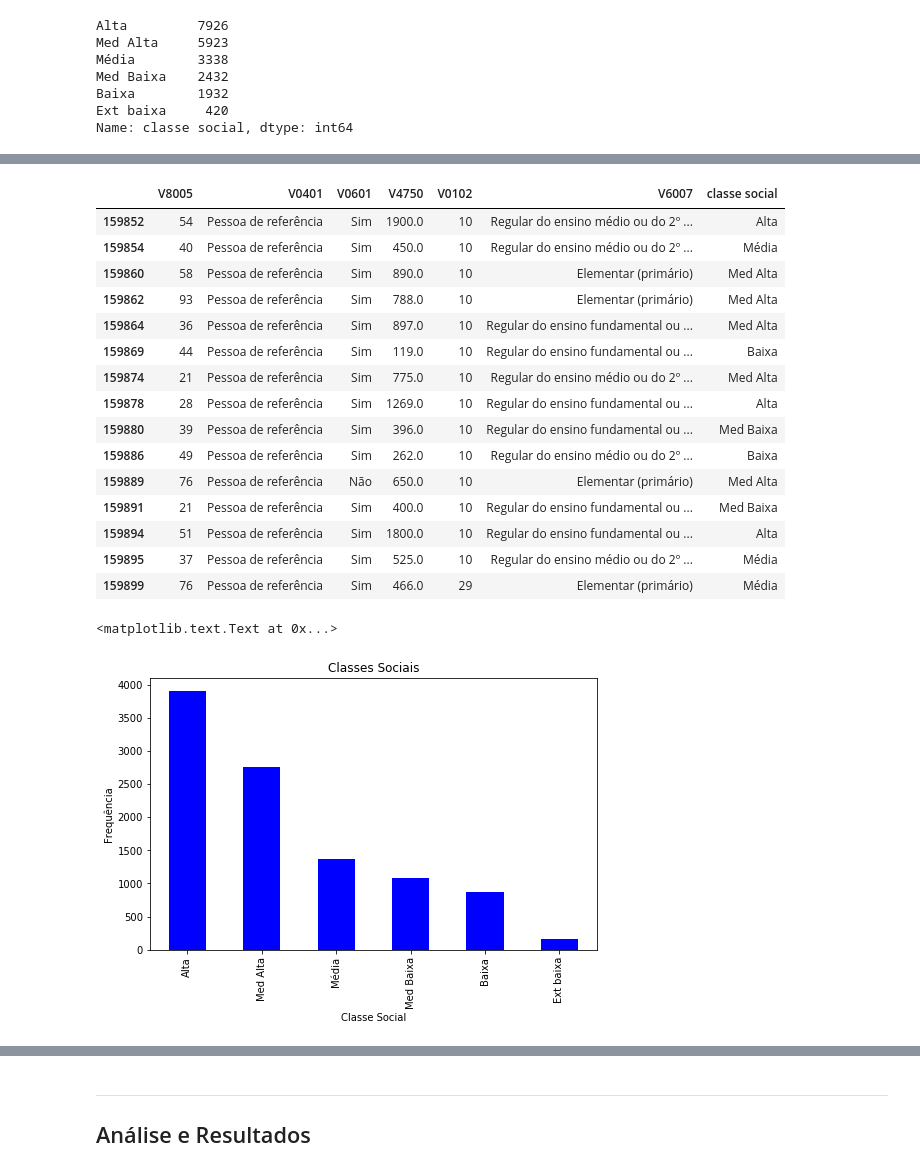
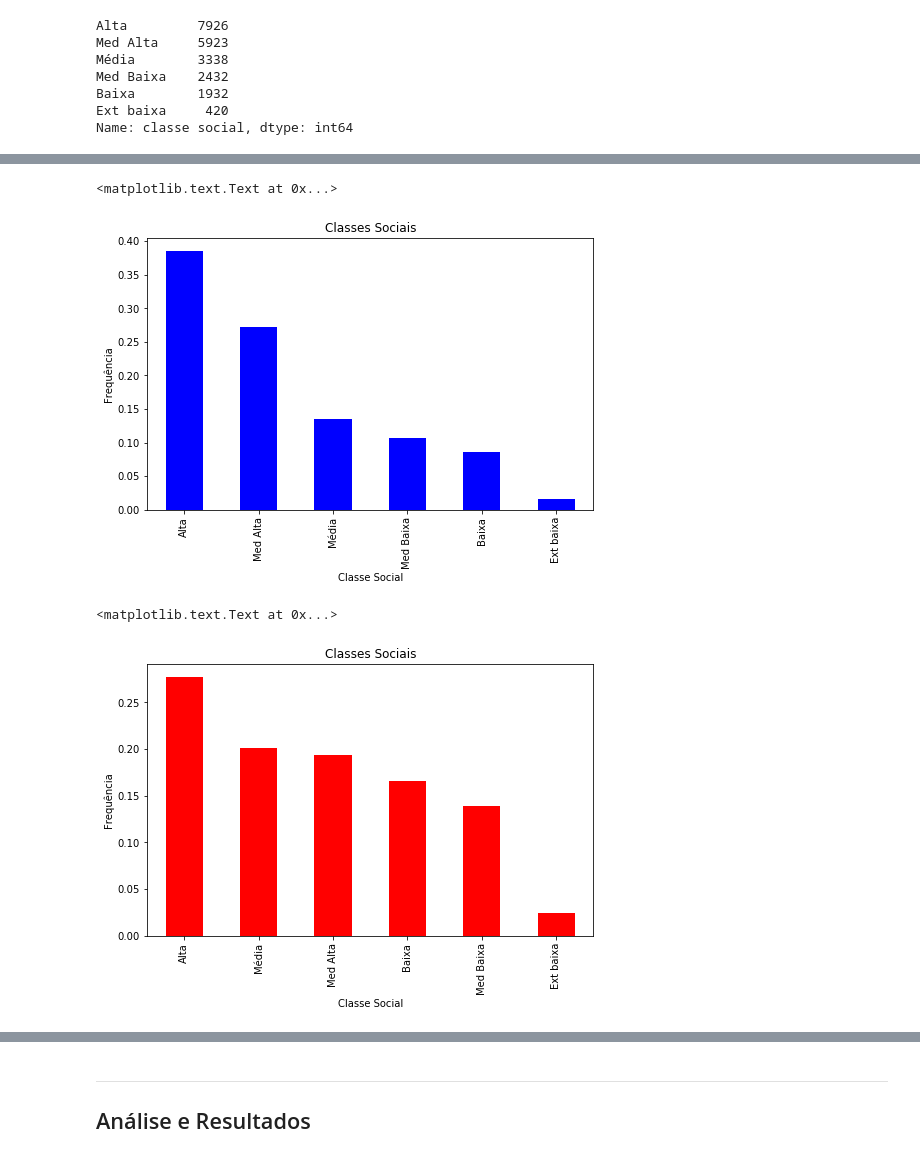
Before and after one commit to andreneustein/cd2018, a Jupyter notebook: Projeto1 Layout.ipynb, the cells around one changed output, grey strips where cells are left out. Cells and saved outputs as stored; diff of their text form; code cells hidden in the pictures.

```diff
--- a/Projeto1 Layout.ipynb
+++ b/Projeto1 Layout.ipynb
@@ -158,0 +154,9 @@ dadosPI.head()
+# %%
+#transformar renda em faixas 2011
+dadosPI11.loc[dadosPI11.V4750 <= 81, "classe social"] = "Ext baixa"
+dadosPI11.loc[(dadosPI11.V4750 > 81) & (dadosPI11.V4750 <= 291), "classe social"] = "Baixa"
+dadosPI11.loc[(dadosPI11.V4750 > 291) & (dadosPI11.V4750 <= 441), "classe social"] = "Med Baixa"
+dadosPI11.loc[(dadosPI11.V4750 > 441) & (dadosPI11.V4750 <= 641), "classe social"] = "Média"
+dadosPI11.loc[(dadosPI11.V4750 > 641) & (dadosPI11.V4750 <= 1019), "classe social"] = "Med Alta"
+dadosPI11.loc[dadosPI11.V4750 > 1019, "classe social"] = "Alta"
+dadosPI11.head()
@@ -168,0 +201,4 @@ Name: classe social, dtype: int64
+# %%
+#fazendo uma tabela com apenas os pais de 2011
+dados11pai = dadosPI11[dadosPI11.V0401 == 'Pessoa de referência']
+dados11pai.head(15)
@@ -169,35 +222,19 @@ Name: classe social, dtype: int64
 # %%
-#fazendo uma tabela com apenas os pais
-dados15pai = dadosPI[dadosPI.V0401 == 'Pessoa de referência']
-dados15pai.head(15)graf1 = dadosPI["classe social"].value_counts()
-graf1.plot (kind='bar', color=('blue'), figsize=(10,5))
+graf1 = dados15pai["classe social"].value_counts(normalize = True)
+graf1.plot (kind='bar', color=('blue'), figsize=(8,5))
 plt.ylabel('Frequência')
 plt.xlabel('Classe Social')
 plt.title("Classes Sociais")
 # %% [output]
-|  | V8005 | V0401 | V0601 | V4750 | V0102 | V6007 | classe social |
-| 159852 | 54 | Pessoa de referência | Sim | 1900.0 | 10 | Regular do ensino médio ou do 2º ... | Alta |
-| 159854 | 40 | Pessoa de referência | Sim | 450.0 | 10 | Regular do ensino médio ou do 2º ... | Média |
-| 159860 | 58 | Pessoa de referência | Sim | 890.0 | 10 | Elementar (primário) | Med Alta |
-| 159862 | 93 | Pessoa de referência | Sim | 788.0 | 10 | Elementar (primário) | Med Alta |
-| 159864 | 36 | Pessoa de referência | Sim | 897.0 | 10 | Regular do ensino fundamental ou ... | Med Alta |
-| 159869 | 44 | Pessoa de referência | Sim | 119.0 | 10 | Regular do ensino fundamental ou ... | Baixa |
-| 159874 | 21 | Pessoa de referência | Sim | 775.0 | 10 | Regular do ensino médio ou do 2º ... | Med Alta |
-| 159878 | 28 | Pessoa de referência | Sim | 1269.0 | 10 | Regular do ensino fundamental ou ... | Alta |
-| 159880 | 39 | Pessoa de referência | Sim | 396.0 | 10 | Regular do ensino fundamental ou ... | Med Baixa |
-| 159886 | 49 | Pessoa de referência | Sim | 262.0 | 10 | Regular do ensino médio ou do 2º ... | Baixa |
-| 159889 | 76 | Pessoa de referência | Não | 650.0 | 10 | Elementar (primário) | Med Alta |
-| 159891 | 21 | Pessoa de referência | Sim | 400.0 | 10 | Regular do ensino fundamental ou ... | Med Baixa |
-| 159894 | 51 | Pessoa de referência | Sim | 1800.0 | 10 | Regular do ensino fundamental ou ... | Alta |
-| 159895 | 37 | Pessoa de referência | Sim | 525.0 | 10 | Regular do ensino médio ou do 2º ... | Média |
-| 159899 | 76 | Pessoa de referência | Sim | 466.0 | 29 | Elementar (primário) | Média |
+<matplotlib.text.Text at 0x...>
+[figure, added]
 # %%
-graf1 = dados15pai["classe social"].value_counts()
-graf1.plot (kind='bar', color=('blue'), figsize=(8,5))
+graf111 = dados11pai["classe social"].value_counts(normalize = True)
+graf111.plot (kind='bar', color=('red'), figsize=(8,5))
 plt.ylabel('Frequência')
 plt.xlabel('Classe Social')
 plt.title("Classes Sociais")
 # %% [output]
 <matplotlib.text.Text at 0x...>
-[figure, old version]
+[figure, new version]
 # %%
```
Also changed, not shown: parts of 35 cells of this notebook.
